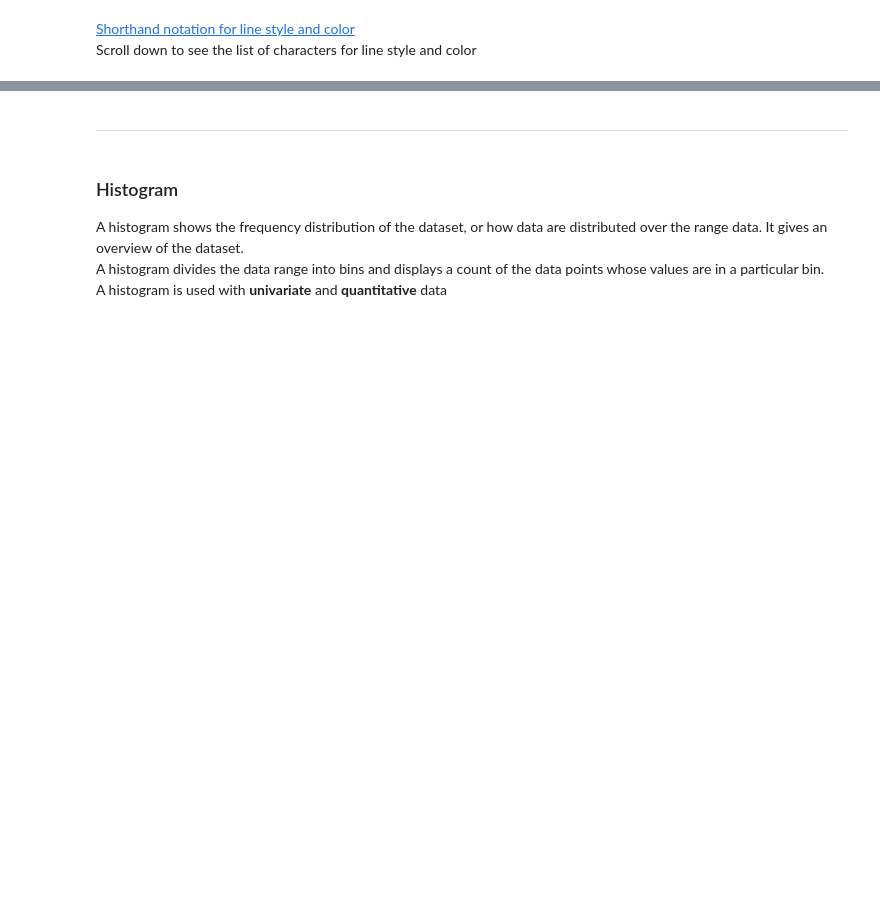
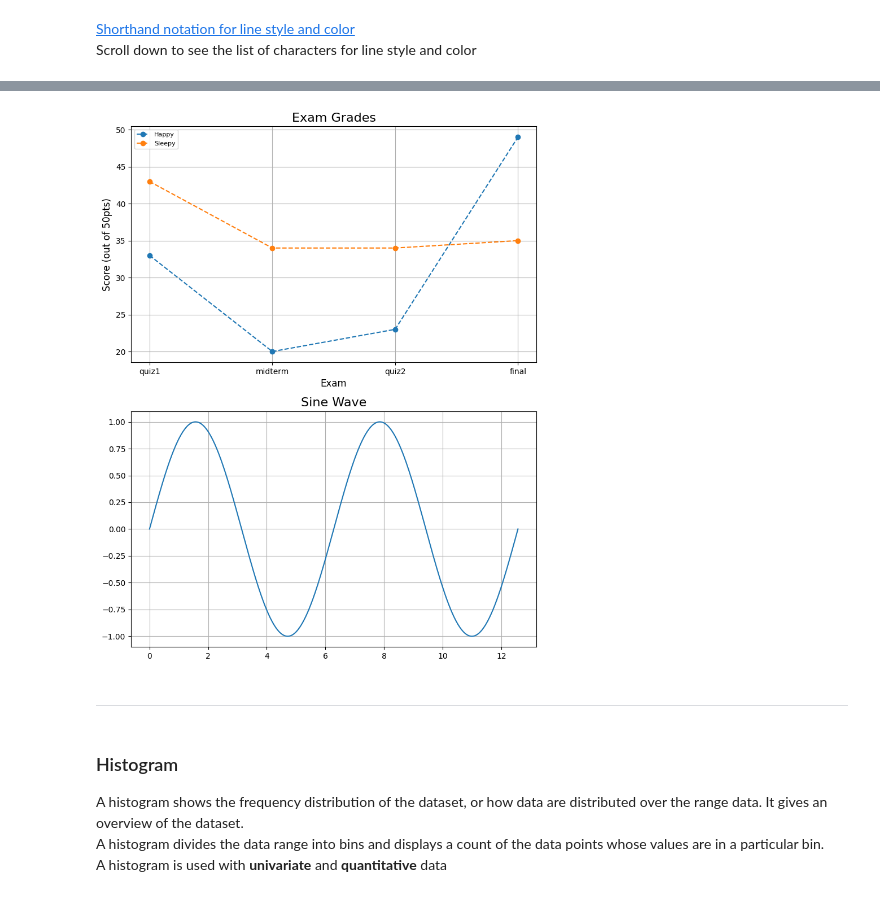
Before and after one commit to 3x-dev/CIS9, a Jupyter notebook: Lab 2/module2inputfiles/4-Matplotlib.ipynb, the cells around one changed output, grey strips where cells are left out. Drawn from its saved outputs; the diff is of its cells as text; code cells hidden in the pictures; blank space fills up the shorter version.

```diff
--- a/Lab 2/module2inputfiles/4-Matplotlib.ipynb
+++ b/Lab 2/module2inputfiles/4-Matplotlib.ipynb
@@ -189,24 +239,28 @@ plt.grid()
 # %%
 # 14. given the 2 plots below (same as the 2 plots above)
 # add to the code so that the plot has 2 subplots,
 # and the exam grade plot is put above the sine wave plot?
 
+# Easier for me to read
+fig, axs = plt.subplots(2, 1, figsize=(8, 10)) # 2 rows, 1 column, and optional figure size
 
-
-
-plt.title("Exam Grades",fontsize=16)
-plt.xlabel("Exam",fontsize=12)
-plt.ylabel("Score (out of 50pts)",fontsize=12)
-plt.plot(gb.columns,gb.loc['Happy'], 'o--', label='Happy')
-plt.plot(gb.columns,gb.loc['Sleepy'], 'o--', label='Sleepy')
-plt.legend(fontsize=8)
-plt.grid()
-
+axs[0].set_title("Exam Grades", fontsize=16)
+axs[0].set_xlabel("Exam", fontsize=12)
+axs[0].set_ylabel("Score (out of 50pts)", fontsize=12)
+axs[0].plot(gb.columns, gb.loc['Happy'], 'o--', label='Happy')
+axs[0].plot(gb.columns, gb.loc['Sleepy'], 'o--', label='Sleepy')
+axs[0].legend(fontsize=8)
+axs[0].grid()
 
 x = np.linspace(0, 4*np.pi, 400)
-plt.plot(x, np.sin(x))
-plt.title("Sine wave")
-plt.grid()
+axs[1].plot(x, np.sin(x))
+axs[1].set_title("Sine Wave", fontsize=16)
+axs[1].grid()
+
+plt.tight_layout()
+plt.show()
+# %% [output]
+[figure, added]
 # %% [markdown]
 ---
 # %% [markdown]
```
Also changed, not shown: parts of 29 cells of this notebook.
